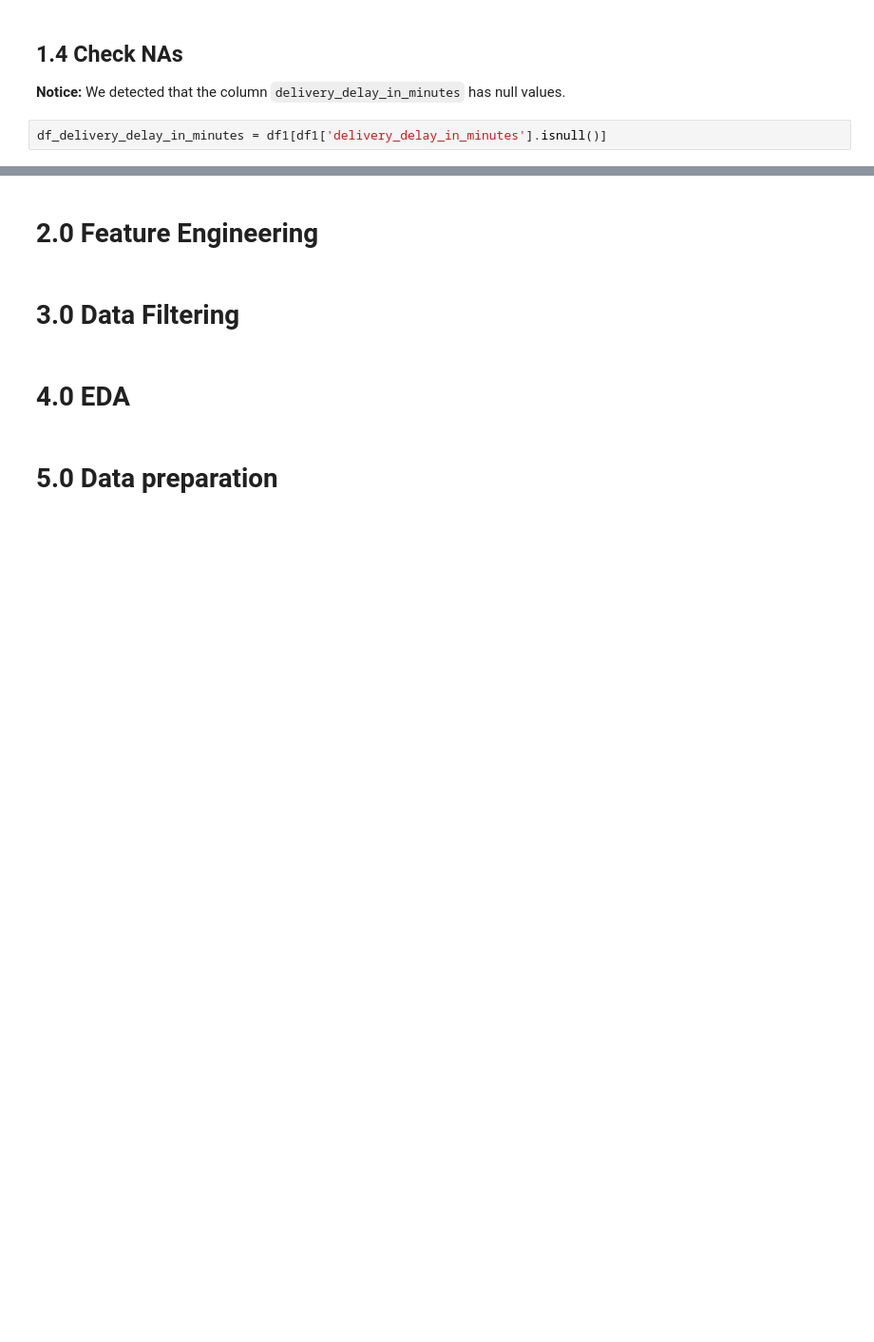
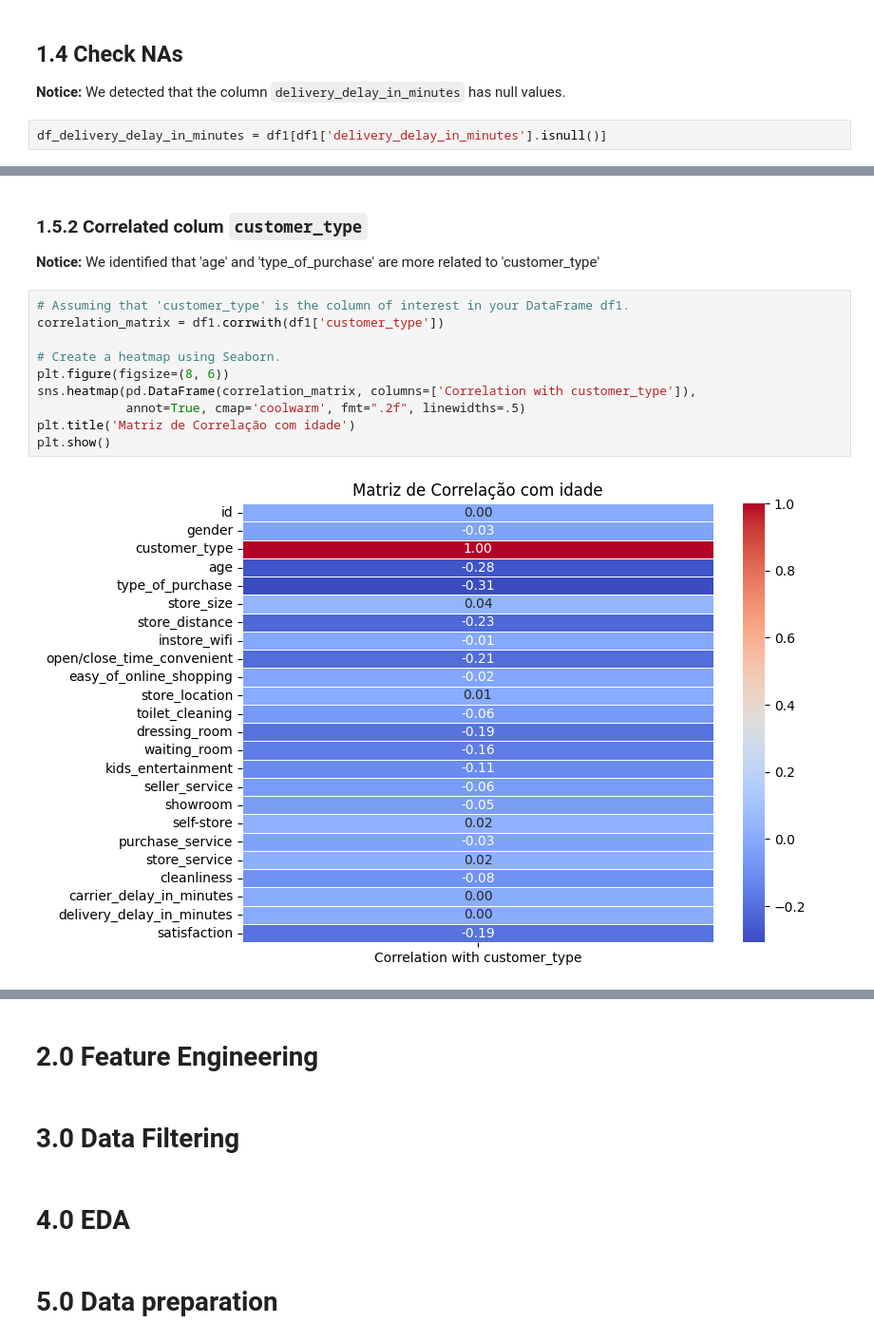
Before and after one commit to FernandoBatistaDS/InStyle_competition_kaggle, a Jupyter notebook: main.ipynb, the cells around one changed output, grey strips where cells are left out. Shown: that part at 95% size. Cells and saved outputs as stored; diff of their text form; blank space fills up the shorter version.

```diff
--- a/main.ipynb
+++ b/main.ipynb
@@ -89,0 +166,16 @@ df_delivery_delay_in_minutes = df1[df1['delivery_delay_in_minutes'].isnull()]
+# %% [markdown]
+### 1.5.2 Correlated colum ``customer_type``
+
+**Notice:** We identified that 'age' and 'type_of_purchase' are more related to 'customer_type'
+# %%
+# Assuming that 'customer_type' is the column of interest in your DataFrame df1.
+correlation_matrix = df1.corrwith(df1['customer_type'])
+
+# Create a heatmap using Seaborn.
+plt.figure(figsize=(8, 6))
+sns.heatmap(pd.DataFrame(correlation_matrix, columns=['Correlation with customer_type']),
+            annot=True, cmap='coolwarm', fmt=".2f", linewidths=.5)
+plt.title('Matriz de Correlação com idade')
+plt.show()
+# %% [output]
+[figure, added]
```
Also changed, not shown: parts of 27 cells of this notebook, 1 other file.
